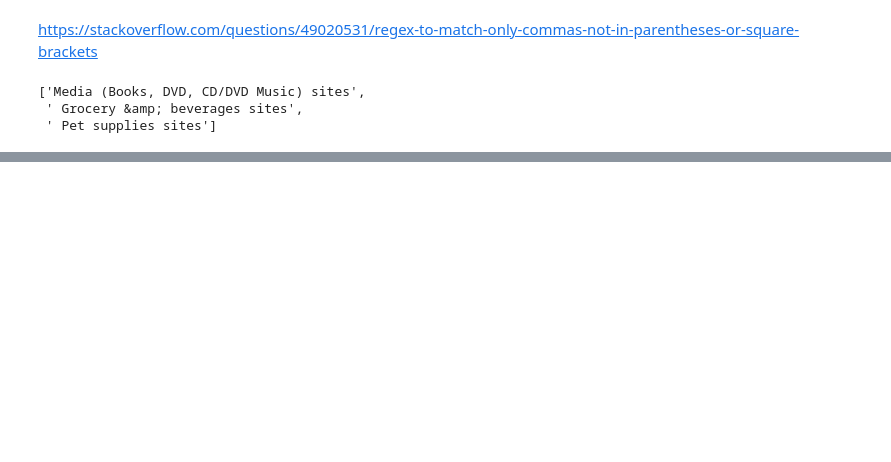
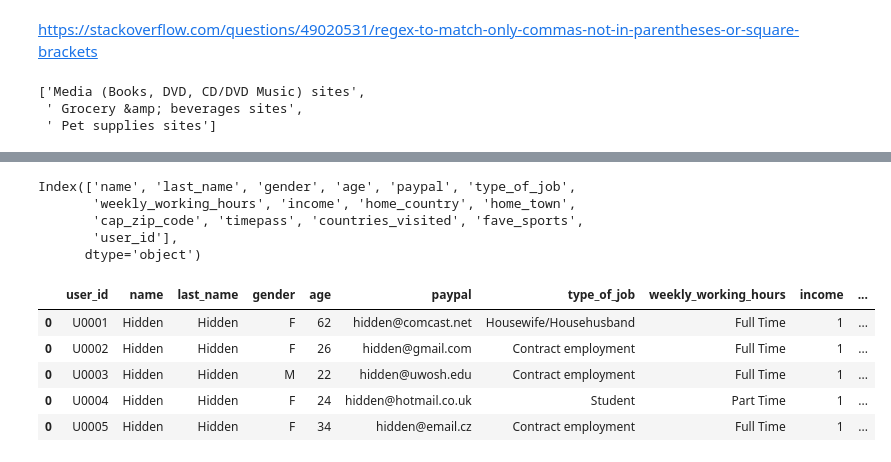
Before and after one commit to abhilash-j2/Team3_INFO7374_Spring2021, a Jupyter notebook: Assignments/Assignment1/Data pre-processing.ipynb, the cells around one changed output, grey strips where cells are left out. Saved outputs shown, nothing was run; the diff lists cells and outputs as text; code cells hidden in the pictures; blank space fills up the shorter version.

```diff
--- a/Assignments/Assignment1/Data pre-processing.ipynb
+++ b/Assignments/Assignment1/Data pre-processing.ipynb
@@ -492,0 +484,21 @@ inf_df[["user_id", ]]
+# %%
+inf_df = inf_df[["user_id", 'name', 'last_name', 'gender', 'age', 'paypal', 'type_of_job',
+       'weekly_working_hours', 'income', 'home_country', 'home_town',
+       'cap_zip_code', 'timepass', 'countries_visited', 'fave_sports']]
+# %%
+inf_df.columns
+# %% [output]
+Index(['name', 'last_name', 'gender', 'age', 'paypal', 'type_of_job',
+       'weekly_working_hours', 'income', 'home_country', 'home_town',
+       'cap_zip_code', 'timepass', 'countries_visited', 'fave_sports',
+       'user_id'],
+      dtype='object')
+# %%
+inf_df.head()
+# %% [output]
+|  | user_id | name | last_name | gender | age | paypal | type_of_job | weekly_working_hours | income | ... |
+| 0 | U0001 | Hidden | Hidden | F | 62 | hidden@comcast.net | Housewife/Househusband | Full Time | 1 | ... |
+| 0 | U0002 | Hidden | Hidden | F | 26 | hidden@gmail.com | Contract employment | Full Time | 1 | ... |
+| 0 | U0003 | Hidden | Hidden | M | 22 | hidden@uwosh.edu | Contract employment | Full Time | 1 | ... |
+| 0 | U0004 | Hidden | Hidden | F | 24 | hidden@hotmail.co.uk | Student | Part Time | 1 | ... |
+| 0 | U0005 | Hidden | Hidden | F | 34 | hidden@email.cz | Contract employment | Full Time | 1 | ... |
```
Also changed, not shown: parts of 54 cells of this notebook, 32 other files.
